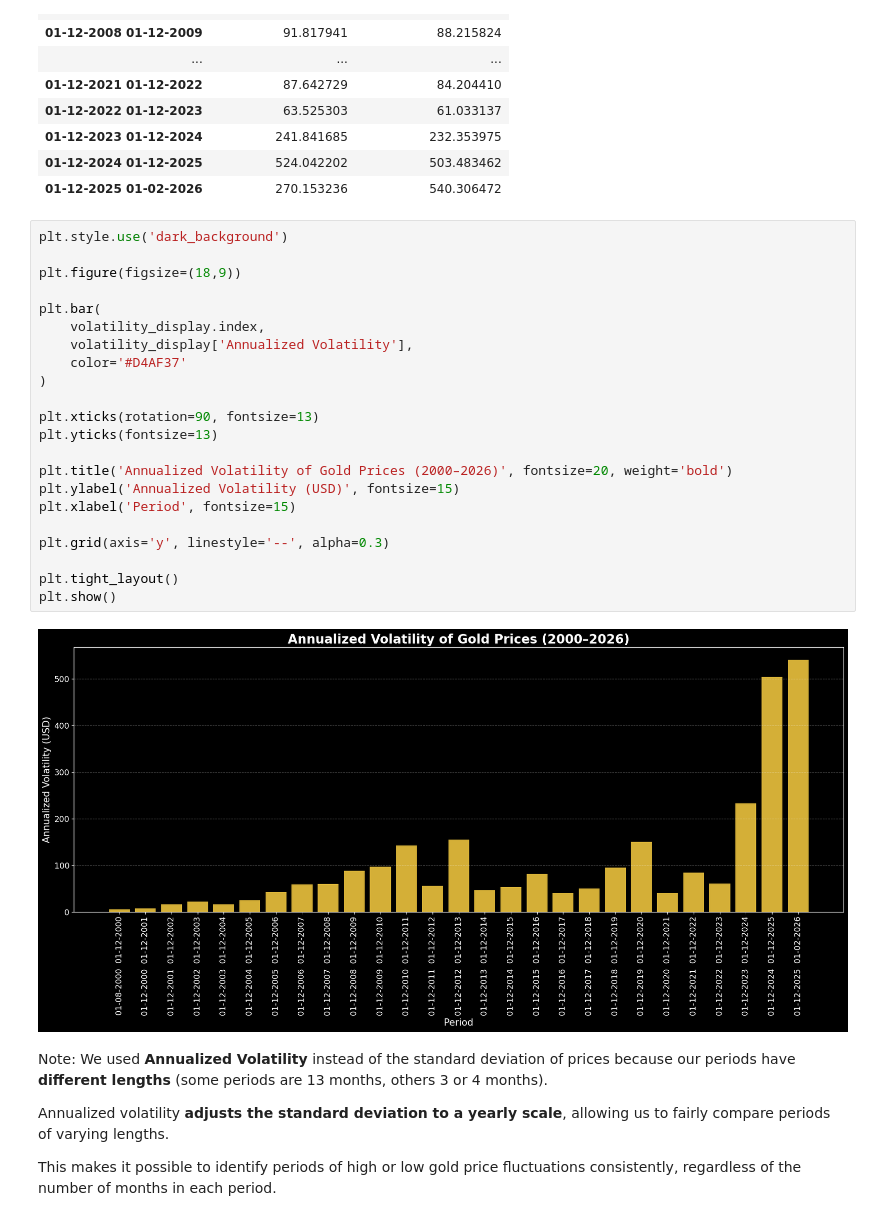
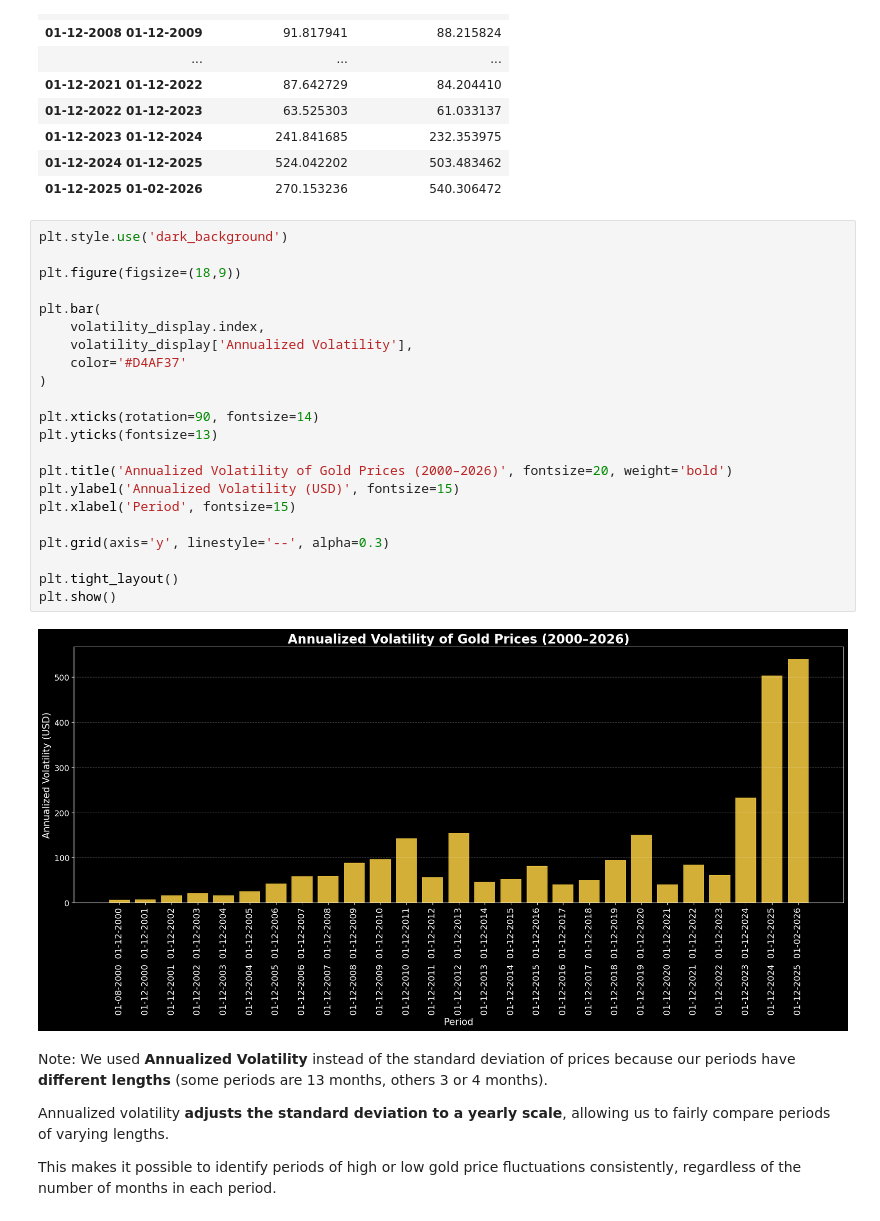
Before and after one commit to younesbensaid/Data-Analytics-projects, a Jupyter notebook: gold-price-analysis Aug 2000 - Fev 2026/XAUUSD_Analysis.ipynb, the cells around one changed output. Saved outputs shown, nothing was run; the diff lists cells and outputs as text.

```diff
--- a/gold-price-analysis Aug 2000 - Fev 2026/XAUUSD_Analysis.ipynb
+++ b/gold-price-analysis Aug 2000 - Fev 2026/XAUUSD_Analysis.ipynb
@@ -382,27 +382,27 @@ volatility_display
 # %%
 plt.style.use('dark_background')
 
 plt.figure(figsize=(18,9))
 
 plt.bar(
     volatility_display.index,
     volatility_display['Annualized Volatility'],
     color='#D4AF37'
 )
 
-plt.xticks(rotation=90, fontsize=13)
+plt.xticks(rotation=90, fontsize=14)
 plt.yticks(fontsize=13)
 
 plt.title('Annualized Volatility of Gold Prices (2000–2026)', fontsize=20, weight='bold')
 plt.ylabel('Annualized Volatility (USD)', fontsize=15)
 plt.xlabel('Period', fontsize=15)
 
 plt.grid(axis='y', linestyle='--', alpha=0.3)
 
 plt.tight_layout()
 plt.show()
 # %% [output]
-[figure, old version]
+[figure, new version]
 # %% [markdown]
 Note: We used **Annualized Volatility** instead of the standard deviation of prices because our periods have **different lengths** (some periods are 13 months, others 3 or 4 months).
 
```
Also changed, not shown: parts of 1 cell of this notebook.
